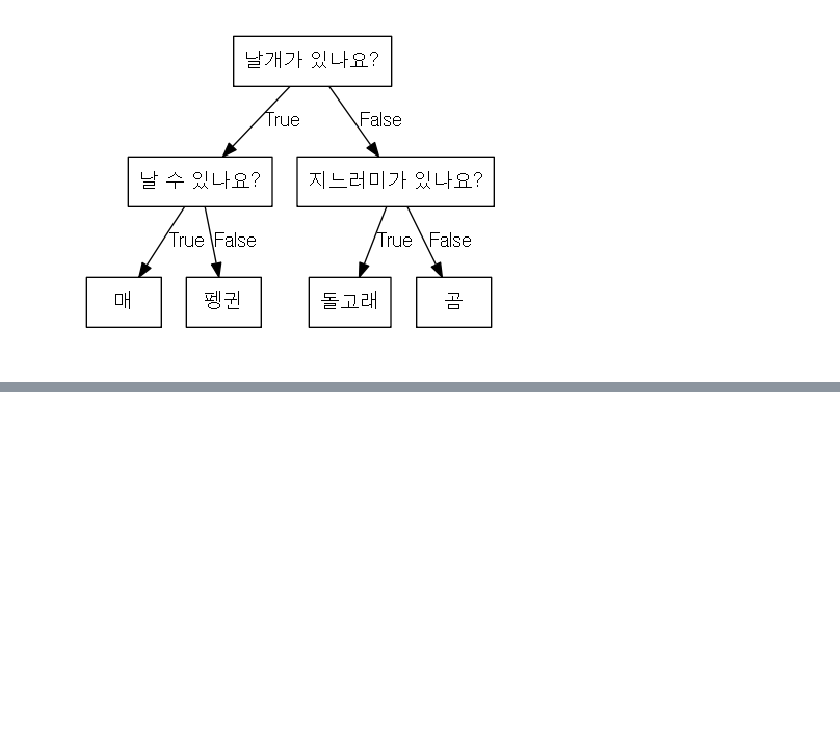
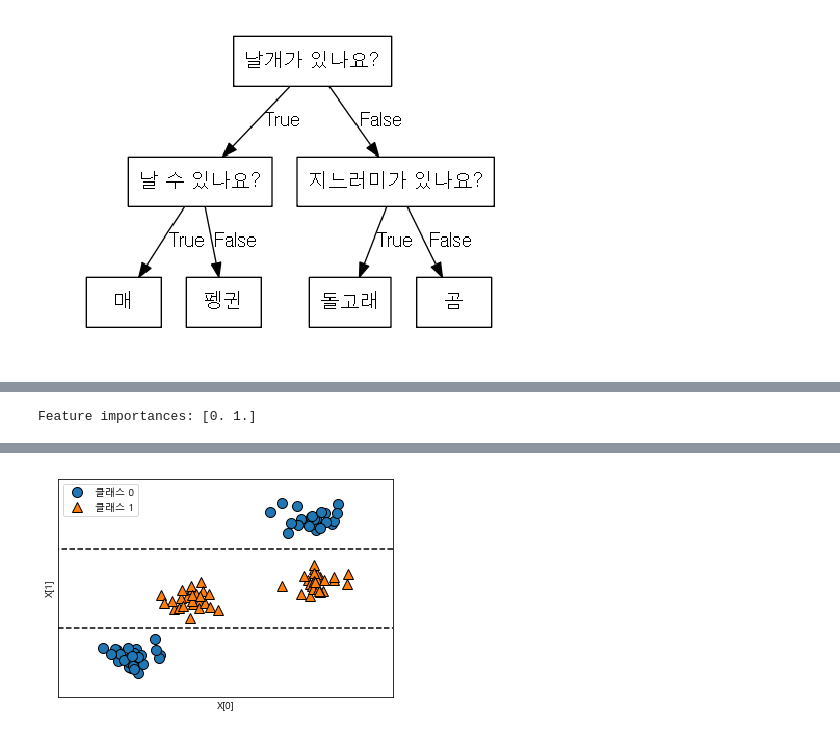
Before and after one commit to ronaldseoh/introduction_to_ml_with_python, a Jupyter notebook: 02-supervised-learning_ronaldseoh.ipynb, the cells around one changed output, grey strips where cells are left out. Saved outputs shown, nothing was run; the diff lists cells and outputs as text; code cells hidden in the pictures; blank space fills up the shorter version.

```diff
--- a/02-supervised-learning_ronaldseoh.ipynb
+++ b/02-supervised-learning_ronaldseoh.ipynb
@@ -592,0 +652,5 @@ mglearn.plots.plot_animal_tree()
+# %%
+tree = mglearn.plots.plot_tree_not_monotone()
+display(tree)
+# %% [output]
+Feature importances: [0. 1.]
@@ -592,0 +658 @@ mglearn.plots.plot_animal_tree()
+[figure, added]
```
Also changed, not shown: parts of 22 cells of this notebook.
